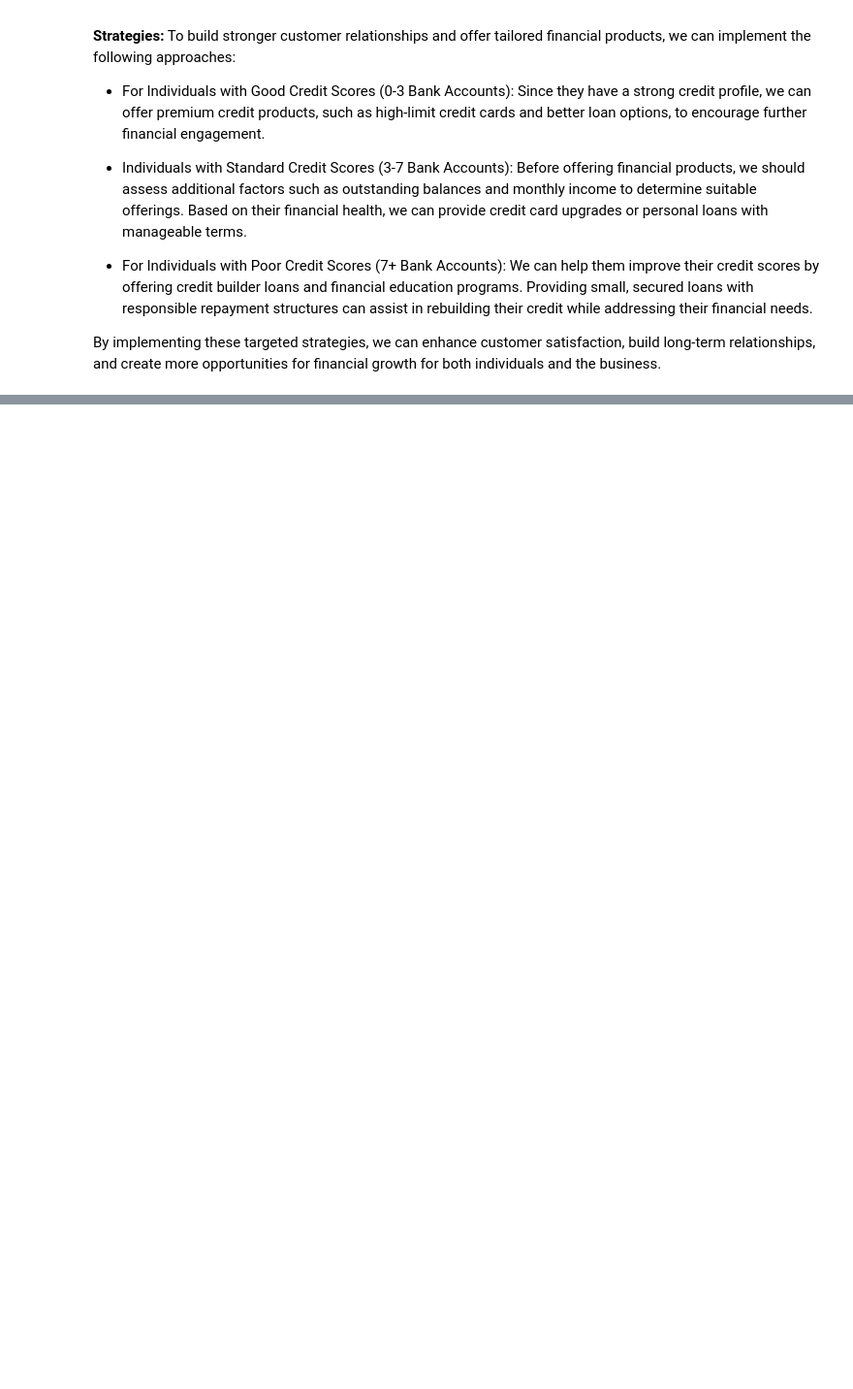
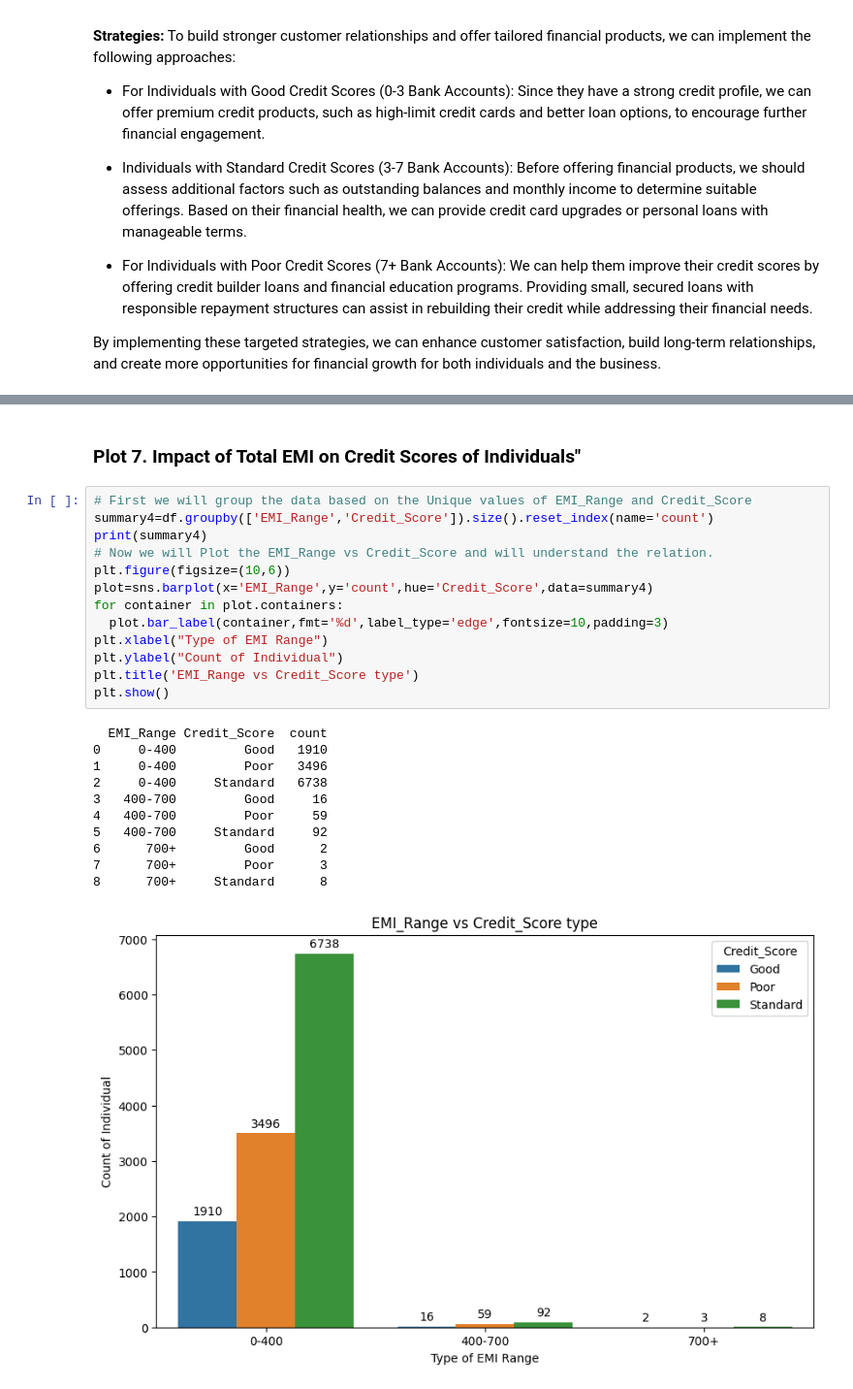
Before and after one commit to kamlendujha123/PaisaBazaar-Banking-Fraud-Analysis-EDA-Project, a Jupyter notebook: PaisaBazaar_Banking_Fraud_Analysis_EDA_Project.ipynb, the cells around one changed output, grey strips where cells are left out. Shown at 97% size. Cells and saved outputs as stored; diff of their text form; blank space fills up the shorter version.

```diff
--- a/PaisaBazaar_Banking_Fraud_Analysis_EDA_Project.ipynb
+++ b/PaisaBazaar_Banking_Fraud_Analysis_EDA_Project.ipynb
@@ -952,0 +1028,27 @@ By implementing these targeted strategies, we can enhance customer satisfaction,
+# %% [markdown]
+### **Plot 7. Impact of Total EMI on Credit Scores of Individuals"**
+# %%
+# First we will group the data based on the Unique values of EMI_Range and Credit_Score
+summary4=df.groupby(['EMI_Range','Credit_Score']).size().reset_index(name='count')
+print(summary4)
+# Now we will Plot the EMI_Range vs Credit_Score and will understand the relation.
+plt.figure(figsize=(10,6))
+plot=sns.barplot(x='EMI_Range',y='count',hue='Credit_Score',data=summary4)
+for container in plot.containers:
+  plot.bar_label(container,fmt='%d',label_type='edge',fontsize=10,padding=3)
+plt.xlabel("Type of EMI Range")
+plt.ylabel("Count of Individual")
+plt.title('EMI_Range vs Credit_Score type')
+plt.show()
+# %% [output]
+  EMI_Range Credit_Score  count
+0     0-400         Good   1910
+1     0-400         Poor   3496
+2     0-400     Standard   6738
+3   400-700         Good     16
+4   400-700         Poor     59
+5   400-700     Standard     92
+6      700+         Good      2
+7      700+         Poor      3
+8      700+     Standard      8
+[figure, added]
```
Also changed, not shown: parts of 51 cells of this notebook.
